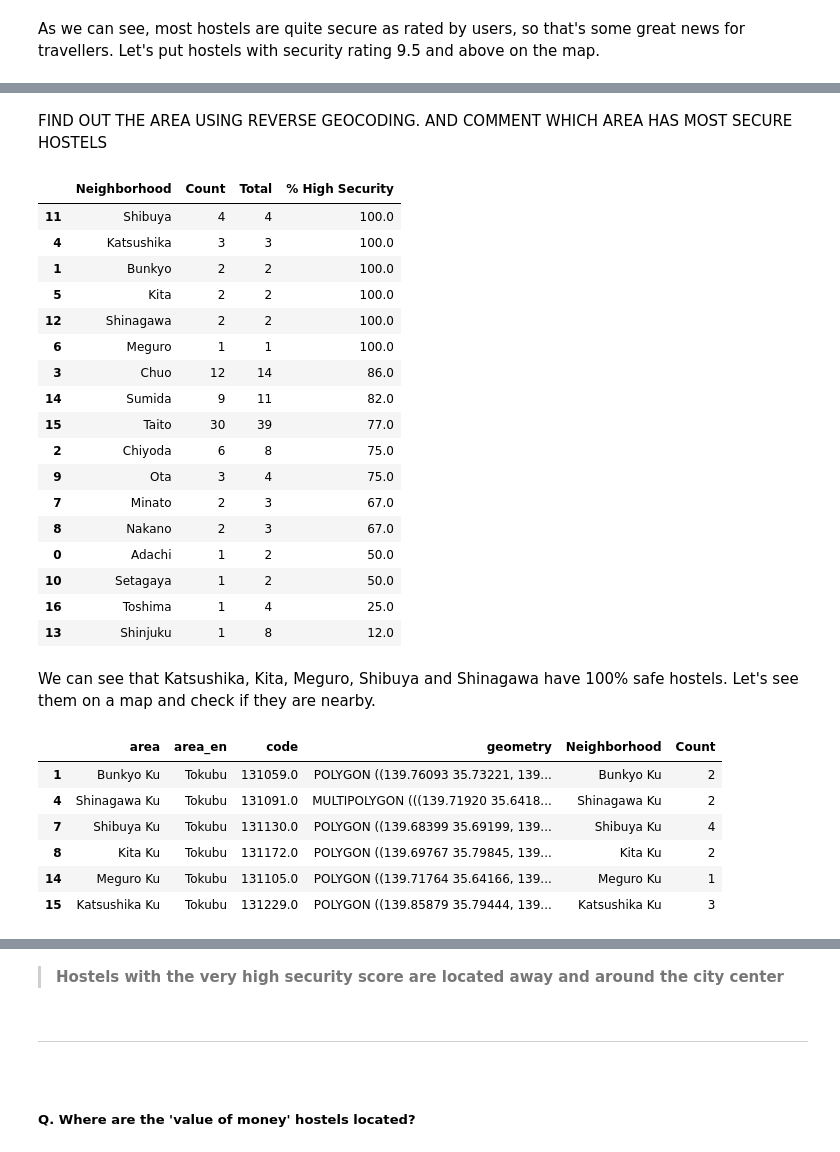
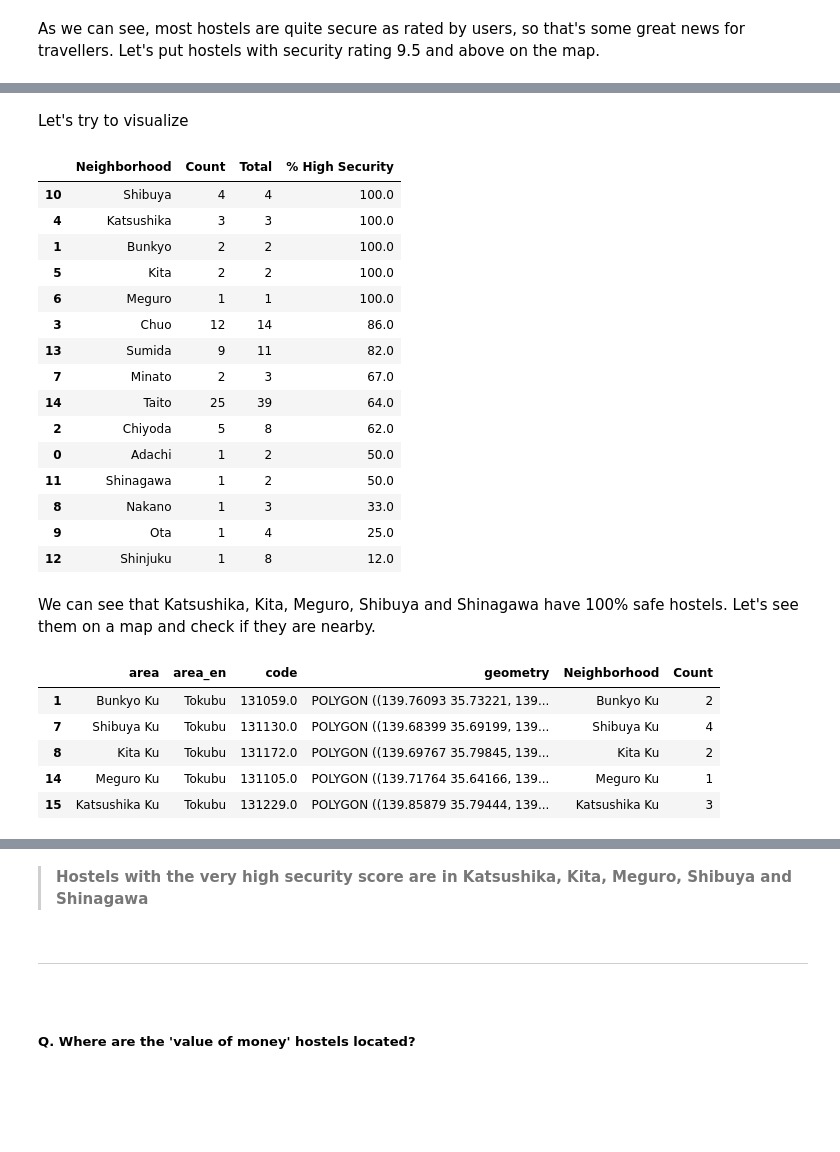
Before and after one commit to Haris-Ignatiadis/IBM-Data-Science-Capstone, a Jupyter notebook: Battle of Neighborhoods/The Battle of the Neighborhoods.ipynb, the cells around one changed output, grey strips where cells are left out. Saved outputs shown, nothing was run; the diff lists cells and outputs as text; code cells hidden in the pictures; blank space fills up the shorter version.

```diff
--- a/Battle of Neighborhoods/The Battle of the Neighborhoods.ipynb
+++ b/Battle of Neighborhoods/The Battle of the Neighborhoods.ipynb
@@ -739,8 +740,8 @@ sns.countplot(x=tokyo_hostels_df.Security)
 # %% [markdown]
 As we can see, most hostels are quite secure as rated by users, so that's some great news for travellers. Let's put hostels with security rating 9.5 and above on the map.
 # %%
-highsec_hostels = tokyo_hostels_df[tokyo_hostels_df.Security >= 9]
-lowsec_hostels = tokyo_hostels_df[tokyo_hostels_df.Security < 9]
+highsec_hostels = tokyo_hostels_df[tokyo_hostels_df.Security > 9]
+lowsec_hostels = tokyo_hostels_df[tokyo_hostels_df.Security <= 9]
 # %%
 tokyo_map = folium.Map(location=(35.689487, 139.691711), zoom_start=11)
 
@@ -773,8 +774,8 @@ for lat, lng, label in zip(lowsec_hostels.Latitude, lowsec_hostels.Longitude, lo
 tokyo_map
 # %% [output]
 [interactive output not drawn]
-# %% [markdown]
-FIND OUT THE AREA USING REVERSE GEOCODING. AND COMMENT WHICH AREA HAS MOST SECURE HOSTELS
+# %% [markdown]
+Let's try to visualize
 # %%
 highsec_hostel_areas = highsec_hostels.groupby('Neighborhood')['Name'].count().to_frame().reset_index()
 highsec_hostel_areas.rename(columns={'Name': 'Count'}, inplace=True)
@@ -784,33 +785,29 @@ highsec_hostel_areas['% High Security'] = np.round(highsec_hostel_areas.Count/hi
 highsec_hostel_areas.sort_values(['% High Security', 'Count'], ascending=False)
 # %% [output]
 |  | Neighborhood | Count | Total | % High Security |
-| 11 | Shibuya | 4 | 4 | 100.0 |
+| 10 | Shibuya | 4 | 4 | 100.0 |
 | 4 | Katsushika | 3 | 3 | 100.0 |
 | 1 | Bunkyo | 2 | 2 | 100.0 |
 | 5 | Kita | 2 | 2 | 100.0 |
-| 12 | Shinagawa | 2 | 2 | 100.0 |
 | 6 | Meguro | 1 | 1 | 100.0 |
 | 3 | Chuo | 12 | 14 | 86.0 |
-| 14 | Sumida | 9 | 11 | 82.0 |
-| 15 | Taito | 30 | 39 | 77.0 |
-| 2 | Chiyoda | 6 | 8 | 75.0 |
-| 9 | Ota | 3 | 4 | 75.0 |
+| 13 | Sumida | 9 | 11 | 82.0 |
 | 7 | Minato | 2 | 3 | 67.0 |
-| 8 | Nakano | 2 | 3 | 67.0 |
+| 14 | Taito | 25 | 39 | 64.0 |
+| 2 | Chiyoda | 5 | 8 | 62.0 |
 | 0 | Adachi | 1 | 2 | 50.0 |
-| 10 | Setagaya | 1 | 2 | 50.0 |
-| 16 | Toshima | 1 | 4 | 25.0 |
-| 13 | Shinjuku | 1 | 8 | 12.0 |
+| 11 | Shinagawa | 1 | 2 | 50.0 |
+| 8 | Nakano | 1 | 3 | 33.0 |
+| 9 | Ota | 1 | 4 | 25.0 |
+| 12 | Shinjuku | 1 | 8 | 12.0 |
 # %% [markdown]
 We can see that Katsushika, Kita, Meguro, Shibuya and Shinagawa have 100% safe hostels. Let's see them on a map and check if they are nearby.
 # %%
-highsec_gdf.Neighborhood = gdf.Neighborhood + ' Ku'
 highsec_gdf = gdf[gdf.Neighborhood.isin(highsec_hostel_areas[highsec_hostel_areas['% High Security']==100].Neighborhood + ' Ku')]
 highsec_gdf
 # %% [output]
 |  | area | area_en | code | geometry | Neighborhood | Count |
 | 1 | Bunkyo Ku | Tokubu | 131059.0 | POLYGON ((139.76093 35.73221, 139... | Bunkyo Ku | 2 |
-| 4 | Shinagawa Ku | Tokubu | 131091.0 | MULTIPOLYGON (((139.71920 35.6418... | Shinagawa Ku | 2 |
 | 7 | Shibuya Ku | Tokubu | 131130.0 | POLYGON ((139.68399 35.69199, 139... | Shibuya Ku | 4 |
 | 8 | Kita Ku | Tokubu | 131172.0 | POLYGON ((139.69767 35.79845, 139... | Kita Ku | 2 |
 | 14 | Meguro Ku | Tokubu | 131105.0 | POLYGON ((139.71764 35.64166, 139... | Meguro Ku | 1 |
@@ -831,7 +828,7 @@ tokyo_map
 # %% [output]
 [interactive output not drawn]
 # %% [markdown]
-> **Hostels with the very high security score are located away and around the city center**
+> **Hostels with the very high security score are in Katsushika, Kita, Meguro, Shibuya and Shinagawa**
 # %% [markdown]
 <hr><br>
 
```
Also changed, not shown: parts of 44 cells of this notebook, 1 other file.
